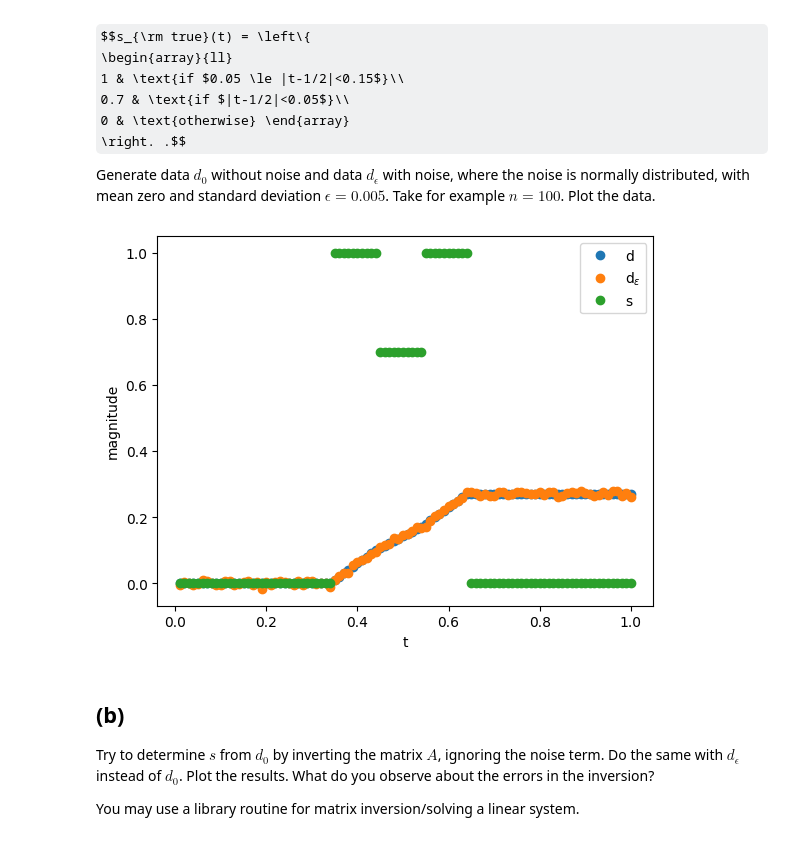
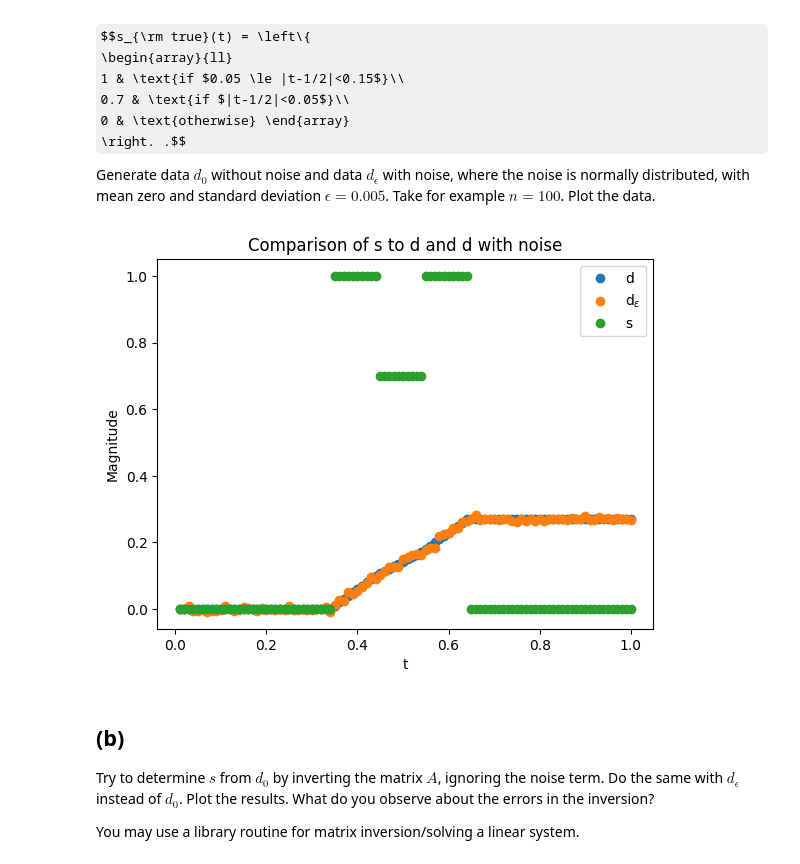
Before and after one commit to pluumenbrownie/numalgos, a Jupyter notebook: hw2.ipynb, the cells around one changed output. Drawn from its saved outputs; the diff is of its cells as text; code cells hidden in the pictures; some formulas as TeX source.

```diff
--- a/hw2.ipynb
+++ b/hw2.ipynb
@@ -158,34 +158,35 @@ Take for example $n=100$. Plot the data.
 # %%
 @np.vectorize
 def s_true(t):
     if 0.05 <= abs(t - 0.5) < 0.15:
         return 1.0
     elif abs(t - 0.5) < 0.05:
         return 0.7
     else:
         return 0.0
 
+
 n = 100
 h = 1 / n
 epsilon = 0.005
 
 t = np.linspace(h, 1.0, n)
 A = h * np.tri(n)
 s = s_true(t)
-d = A @ s   # d = np.cumsum(h * s)
+d = A @ s
 noise = np.random.normal(0.0, epsilon, d.shape)
 d_e = d + noise
 
 plt.plot(t, d, "o", label="d")
 plt.plot(t, d_e, "o", label="d$_\\epsilon$")
 plt.plot(t, s, "o", label="s")
 plt.legend()
 plt.xlabel("t")
-plt.ylabel("magnitude")
-# plt.title("")
+plt.ylabel("Magnitude")
+plt.title("Comparison of s to d and d with noise")
 plt.show()
 # %% [output]
-[figure, old version]
+[figure, new version]
 # %% [markdown]
 ## (b)
 Try to determine $s$ from $d_0$ by inverting the matrix $A$, ignoring the noise term.
```
Also changed, not shown: parts of 5 cells of this notebook.
